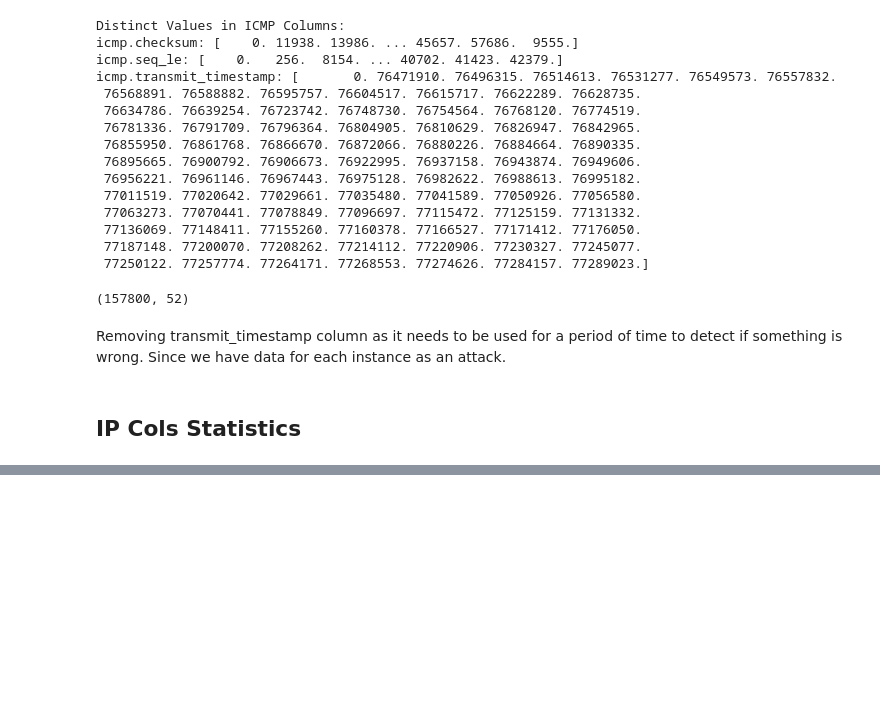
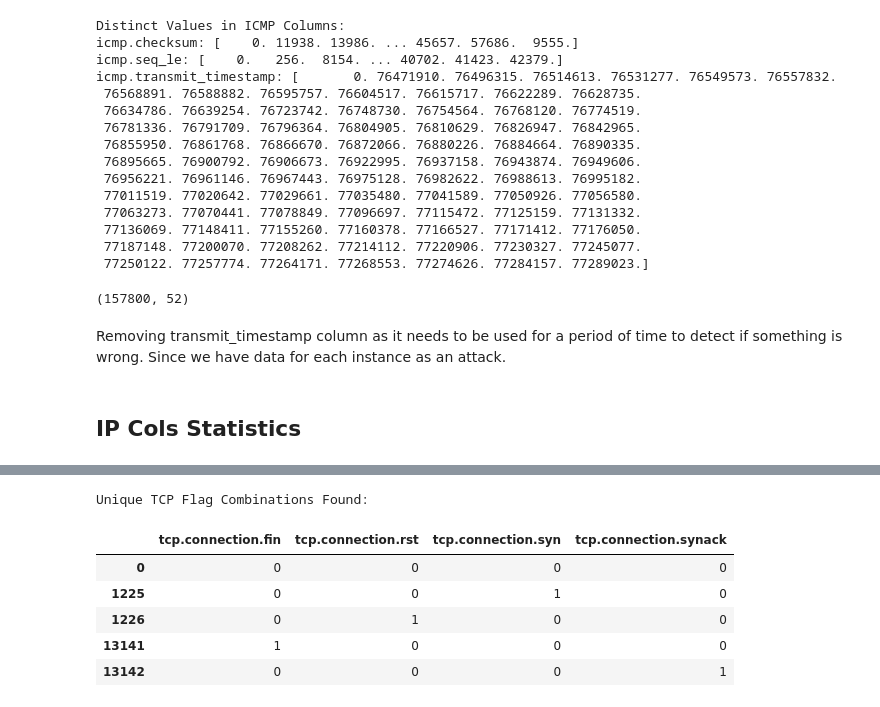
Before and after one commit to sachinprasanna7/AI-Based-Cloud-Protection, a Jupyter notebook: code.ipynb, the cells around one changed output, grey strips where cells are left out. Cells and saved outputs as stored; diff of their text form; code cells hidden in the pictures; blank space fills up the shorter version.

```diff
--- a/code.ipynb
+++ b/code.ipynb
@@ -301,0 +461,3 @@ Data Types of IP Columns:
+# %%
+# drop http.request.uri.query
+ML_df = ML_df.drop(columns=["http.request.uri.query"], errors="ignore")
@@ -301,0 +583,21 @@ Data Types of IP Columns:
+# %%
+# Selecting the four TCP connection columns
+tcp_flags = ["tcp.connection.fin", "tcp.connection.rst", "tcp.connection.syn", "tcp.connection.synack"]
+
+# Convert to integers (0 or 1)
+ML_df[tcp_flags] = ML_df[tcp_flags].astype(int)
+
+# Find unique combinations
+unique_combinations = ML_df[tcp_flags].drop_duplicates()
+
+# Print all unique (fin, rst, syn, synack) combinations
+print("Unique TCP Flag Combinations Found:")
+unique_combinations
+# %% [output]
+Unique TCP Flag Combinations Found:
+|  | tcp.connection.fin | tcp.connection.rst | tcp.connection.syn | tcp.connection.synack |
+| 0 | 0 | 0 | 0 | 0 |
+| 1225 | 0 | 0 | 1 | 0 |
+| 1226 | 0 | 1 | 0 | 0 |
+| 13141 | 1 | 0 | 0 | 0 |
+| 13142 | 0 | 0 | 0 | 1 |
```
Also changed, not shown: parts of 75 cells of this notebook, 1 other file.
